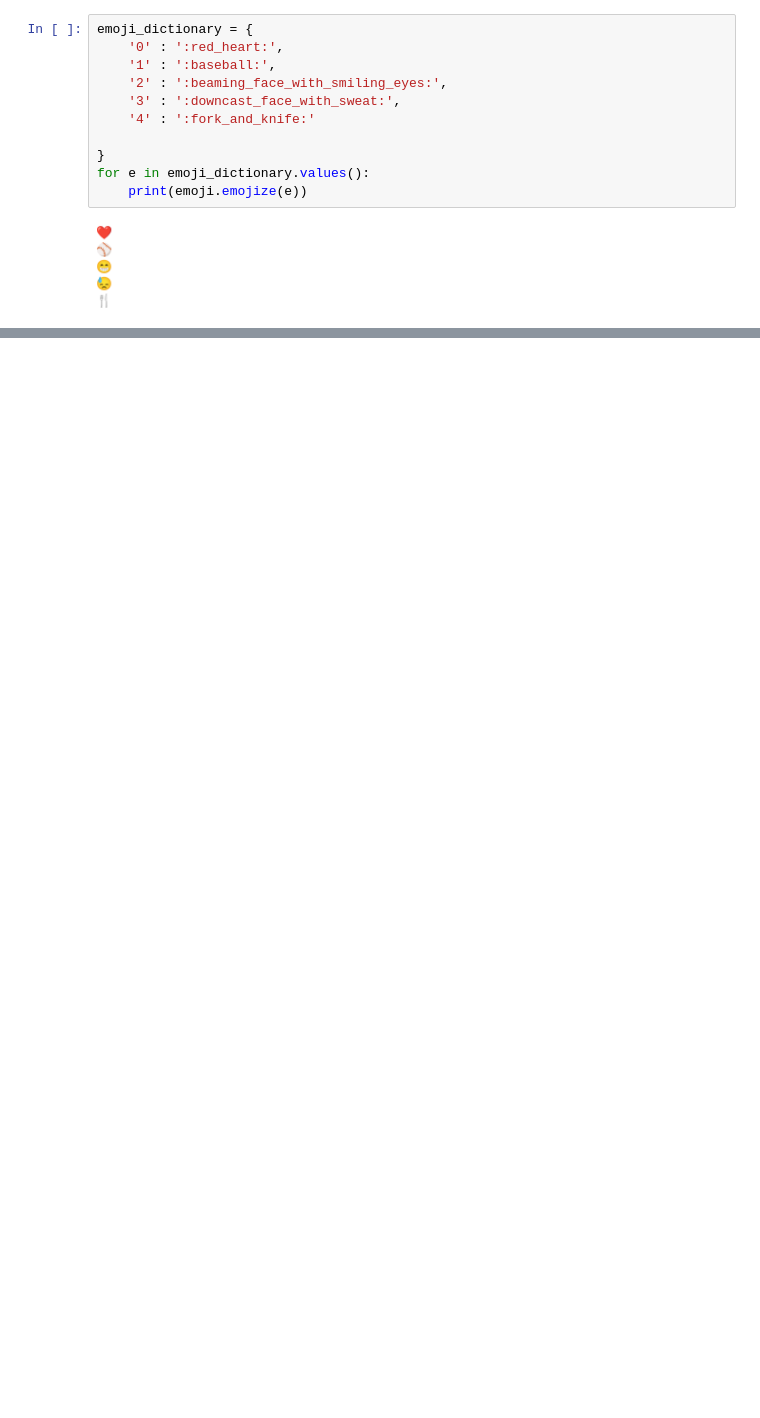
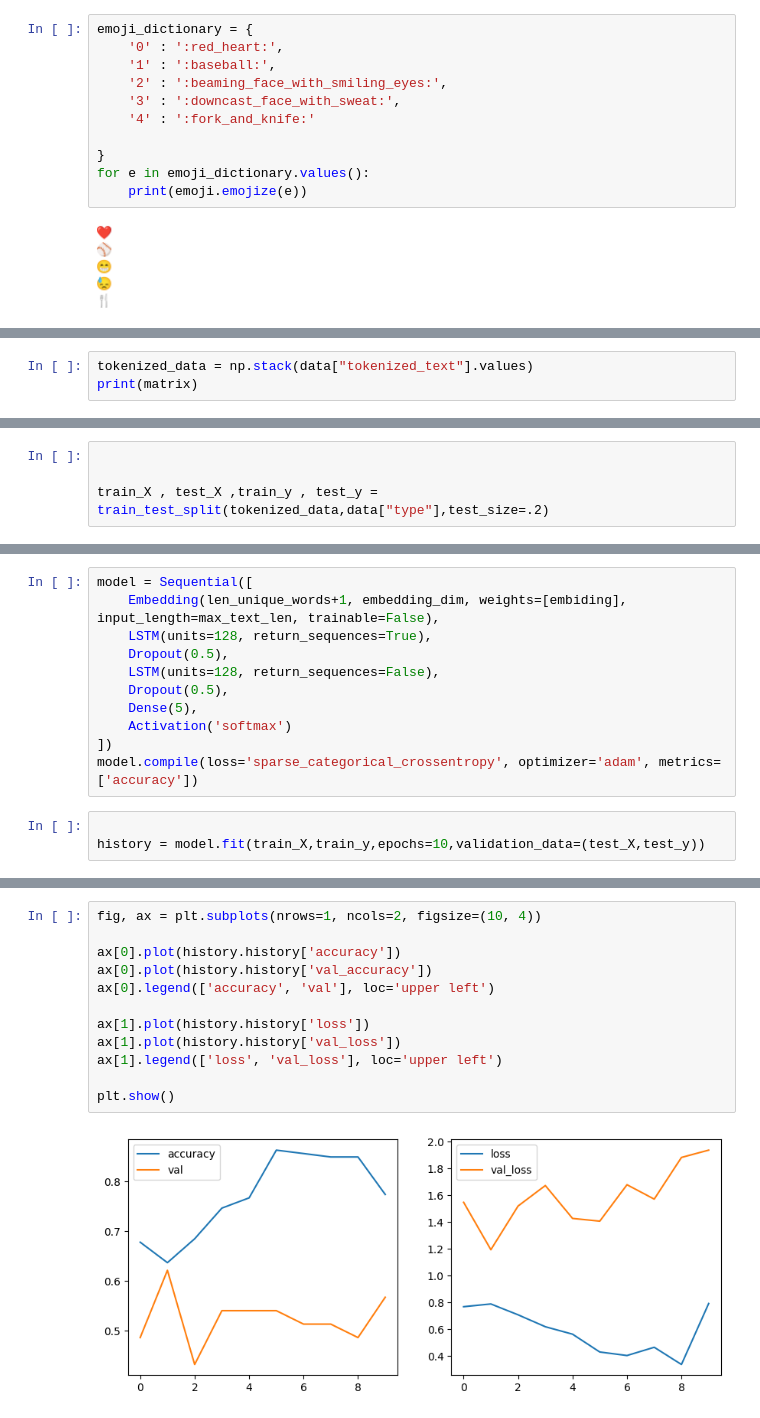
Before and after one commit to B-AJ-Amar/Sentiment-Analysis-NLP, a Jupyter notebook: src/Emojify.ipynb, the cells around one changed output, grey strips where cells are left out. Cells and saved outputs as stored; diff of their text form; blank space fills up the shorter version.

```diff
--- a/src/Emojify.ipynb
+++ b/src/Emojify.ipynb
@@ -127,0 +216,3 @@ def embed_text
+# %%
+tokenized_data = np.stack(data["tokenized_text"].values)
+print(matrix)
@@ -127,0 +227,4 @@ def embed_text
+# %%
+
+
+train_X , test_X ,train_y , test_y = train_test_split(tokenized_data,data["type"],test_size=.2)
@@ -127,0 +238,14 @@ def embed_text
+# %%
+model = Sequential([
+    Embedding(len_unique_words+1, embedding_dim, weights=[embiding], input_length=max_text_len, trainable=False),
+    LSTM(units=128, return_sequences=True),
+    Dropout(0.5),
+    LSTM(units=128, return_sequences=False),
+    Dropout(0.5),
+    Dense(5),
+    Activation('softmax')
+])
+model.compile(loss='sparse_categorical_crossentropy', optimizer='adam', metrics=['accuracy'])
+# %%
+
+history = model.fit(train_X,train_y,epochs=10,validation_data=(test_X,test_y))
@@ -127,0 +273,14 @@ def embed_text
+# %%
+fig, ax = plt.subplots(nrows=1, ncols=2, figsize=(10, 4))
+
+ax[0].plot(history.history['accuracy'])
+ax[0].plot(history.history['val_accuracy'])
+ax[0].legend(['accuracy', 'val'], loc='upper left')
+
+ax[1].plot(history.history['loss'])
+ax[1].plot(history.history['val_loss'])
+ax[1].legend(['loss', 'val_loss'], loc='upper left')
+
+plt.show()
+# %% [output]
+[figure, added]
```
Also changed, not shown: parts of 22 cells of this notebook.
